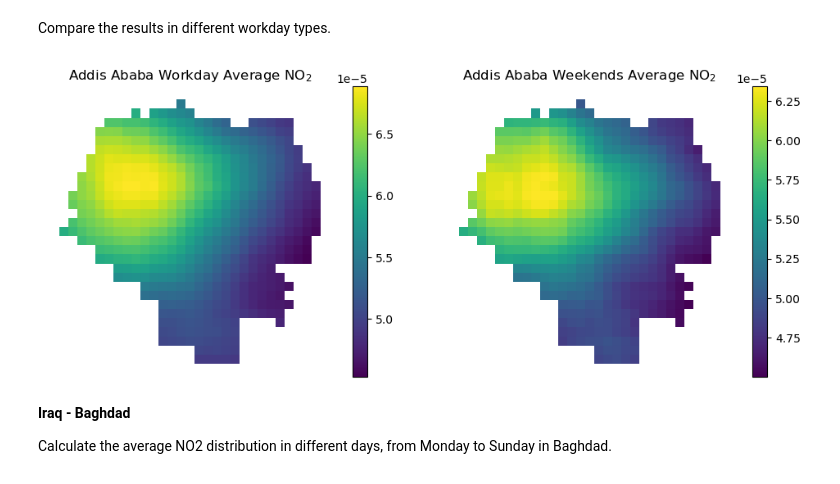
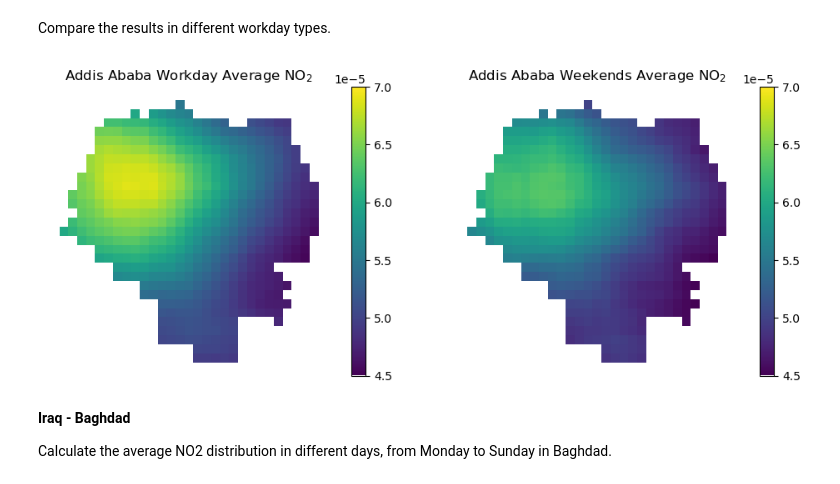
Before and after one commit to yixuan228/air-pollution-mobility-research-project, a Jupyter notebook: notebooks/3_exploratory_data_analysis.ipynb, the cells around one changed output. Saved outputs shown, nothing was run; the diff lists cells and outputs as text; code cells hidden in the pictures.

```diff
--- a/notebooks/3_exploratory_data_analysis.ipynb
+++ b/notebooks/3_exploratory_data_analysis.ipynb
@@ -276,16 +275,16 @@ Compare the results in different workday types.
 # %%
 from visualization import plot_mesh
 import geopandas as gpd
 import matplotlib.pyplot as plt
 
 addis_workday_average = gpd.read_file(DEMO_PATH / "addis_ababa_workdays_weekends_no2_mesh.gpkg")
 fig, axes = plt.subplots(1,2, figsize=(10, 4))
-plot_mesh(addis_workday_average, "Workdays_mean", title="Addis Ababa Workday Average NO$_2$", ax = axes[0], show_edges=False, show=False)
-plot_mesh(addis_workday_average, "Weekends_mean", title="Addis Ababa Weekends Average NO$_2$", ax = axes[1], show_edges=False, show=False)
+plot_mesh(addis_workday_average, "Workdays_mean", title="Addis Ababa Workday Average NO$_2$", ax = axes[0], show_edges=False, show=False, vmin=4.5e-5, vmax=7e-5)
+plot_mesh(addis_workday_average, "Weekends_mean", title="Addis Ababa Weekends Average NO$_2$", ax = axes[1], show_edges=False, show=False, vmin=4.5e-5, vmax=7e-5)
 plt.tight_layout()
 plt.show()
 # %% [output]
-[figure, old version]
+[figure, new version]
 # %% [markdown]
 **Iraq - Baghdad**
 
```
Also changed, not shown: parts of 6 cells of this notebook, 4 other files.
